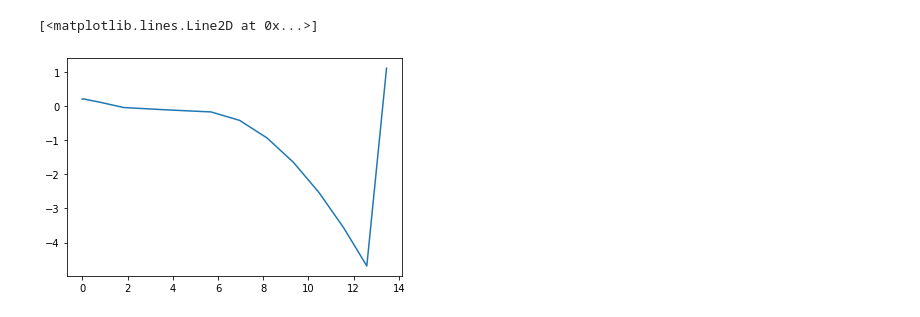
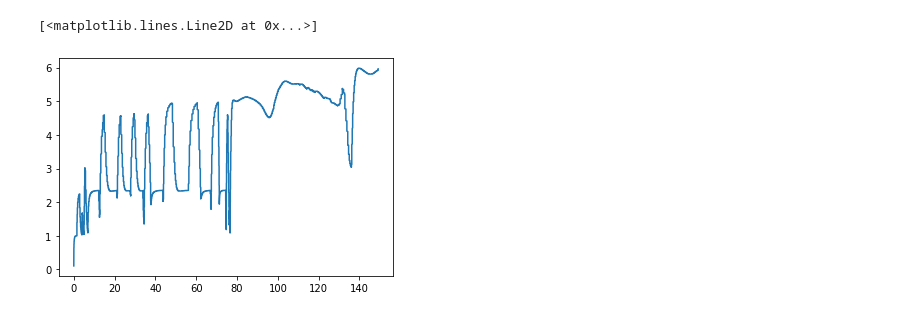
Before and after one commit to AvaRat/dynamic-model-car-simulator, a Jupyter notebook: simulator_visualization.ipynb, the cells around one changed output. Drawn from its saved outputs; the diff is of its cells as text; code cells hidden in the pictures.

```diff
--- a/simulator_visualization.ipynb
+++ b/simulator_visualization.ipynb
@@ -285,5 +286,5 @@ plt.plot(data['x'][:][::n], data['y'][:][::n])
 # %%
-plt.plot(data['track_progress'][:][::n], data['error'][:][::n])
+plt.plot(data['track_progress'][:][::n], data['long_vel'][:][::n])
 # %% [output]
 [<matplotlib.lines.Line2D at 0x...>]
-[figure, old version]
+[figure, new version]
```
Also changed, not shown: parts of 16 cells of this notebook, 6 other files.
